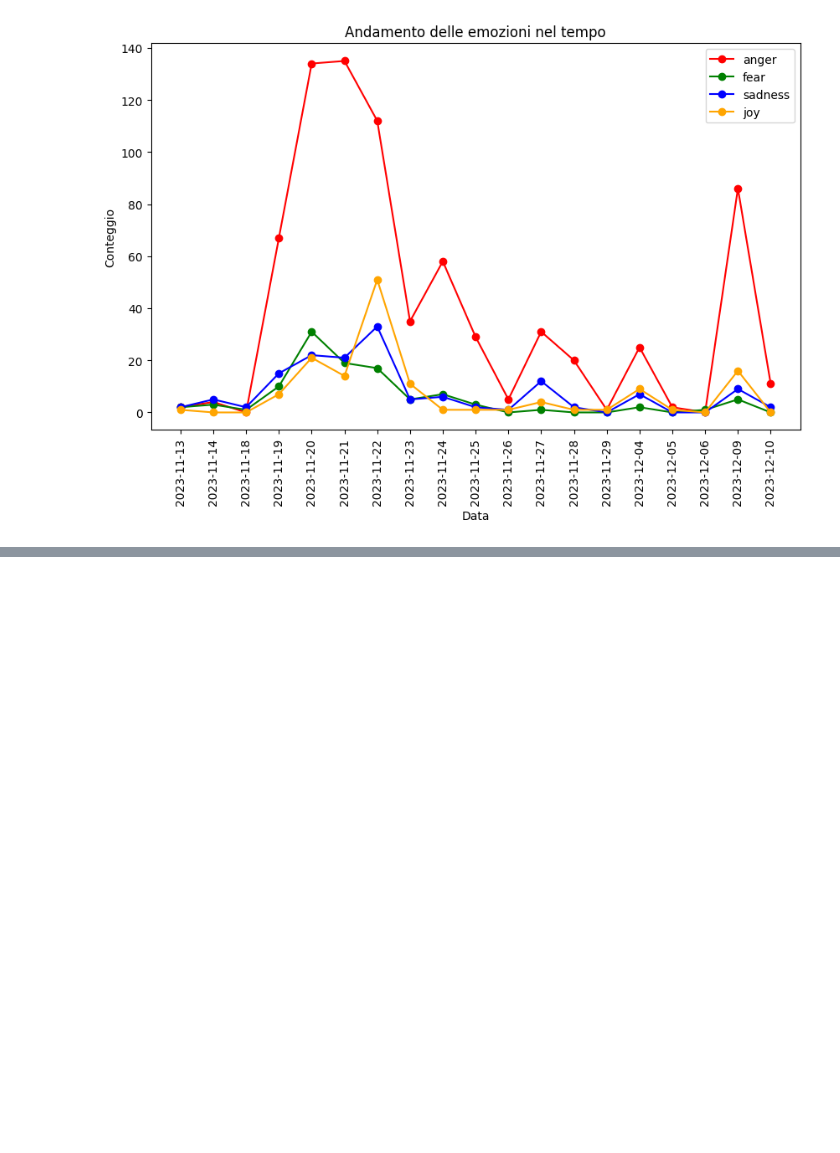
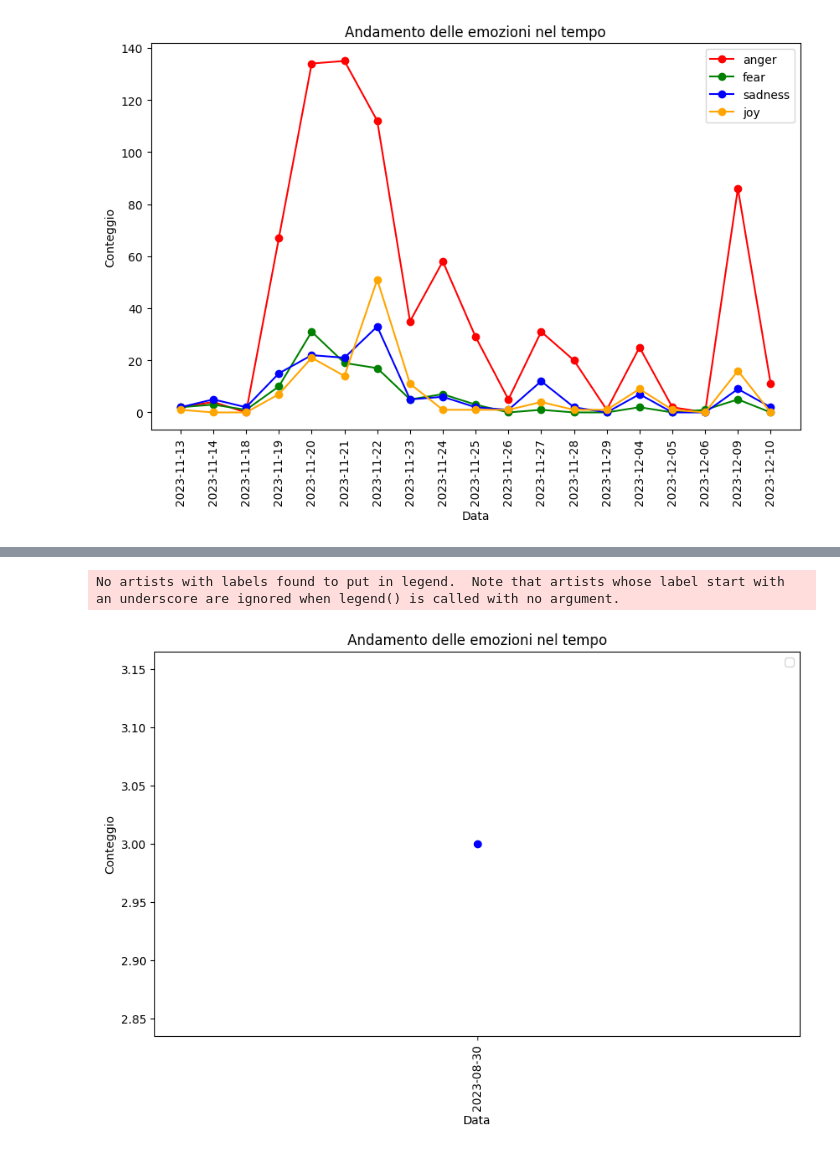
Before and after one commit to DarioDeMaio/Sentiment_Analysis_Reddit, a Jupyter notebook: results.ipynb, the cells around one changed output, grey strips where cells are left out. Cells and saved outputs as stored; diff of their text form; code cells hidden in the pictures; blank space fills up the shorter version.

```diff
--- a/results.ipynb
+++ b/results.ipynb
@@ -148,3 +166,19 @@ plt.show()
+# %%
+# bar(x, height, width=0.8, bottom=None, *, align='center', data=None, **kwargs)[source]
+
+plt.figure(figsize=(10, 6))
+
+plt.plot(unique_dates2, counts2['sadness'], "o", color='blue')
+
+plt.xlabel('Data')
+plt.ylabel('Conteggio')
+plt.title('Andamento delle emozioni nel tempo')
+plt.xticks(rotation=90)
+plt.legend()
+plt.show()
+# %% [output]
+No artists with labels found to put in legend.  Note that artists whose label start with an underscore are ignored when legend() is called with no argument.
+[figure, added]
 # %%
 plt.figure(figsize=(10, 6))
 
```
Also changed, not shown: parts of 7 cells of this notebook.
